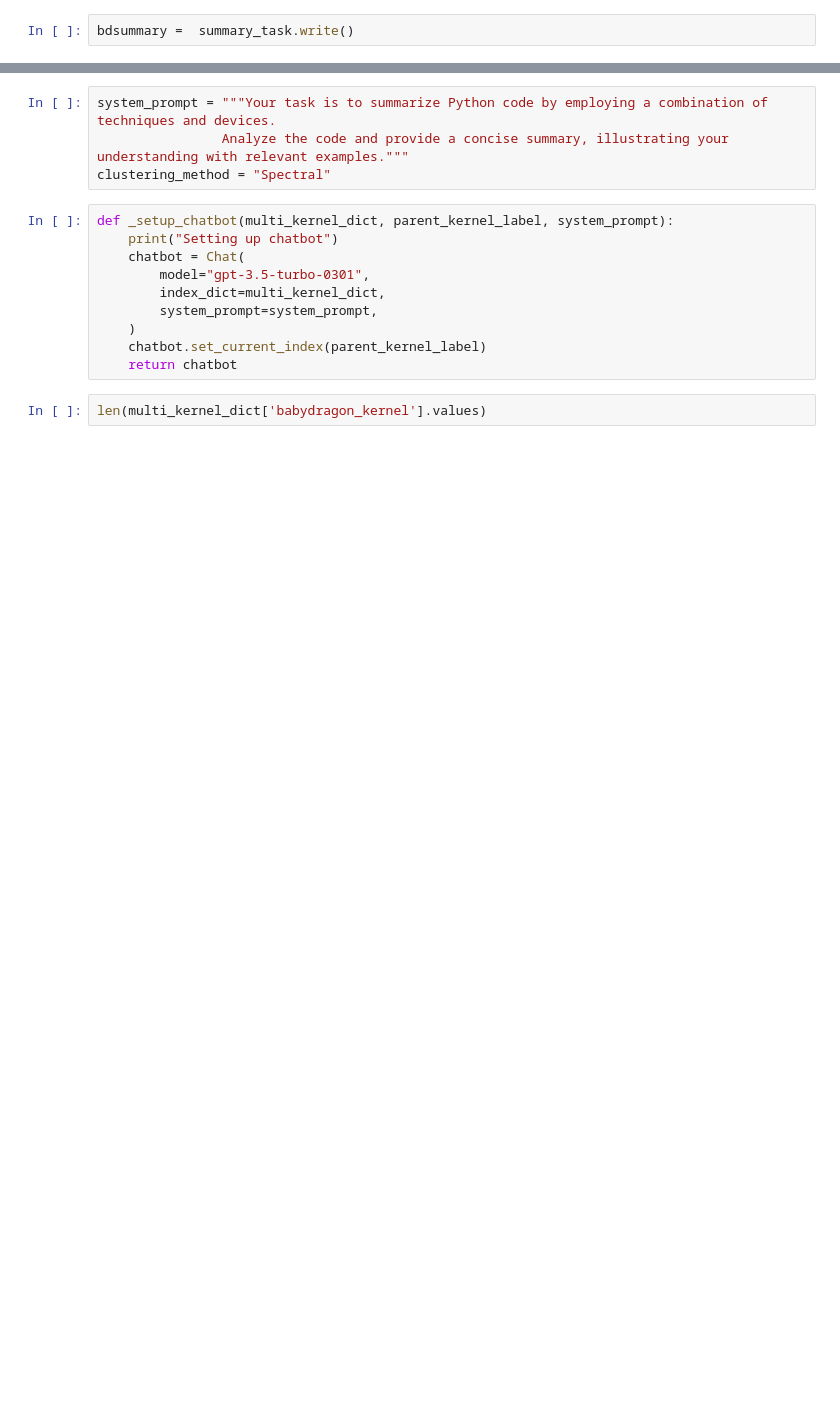
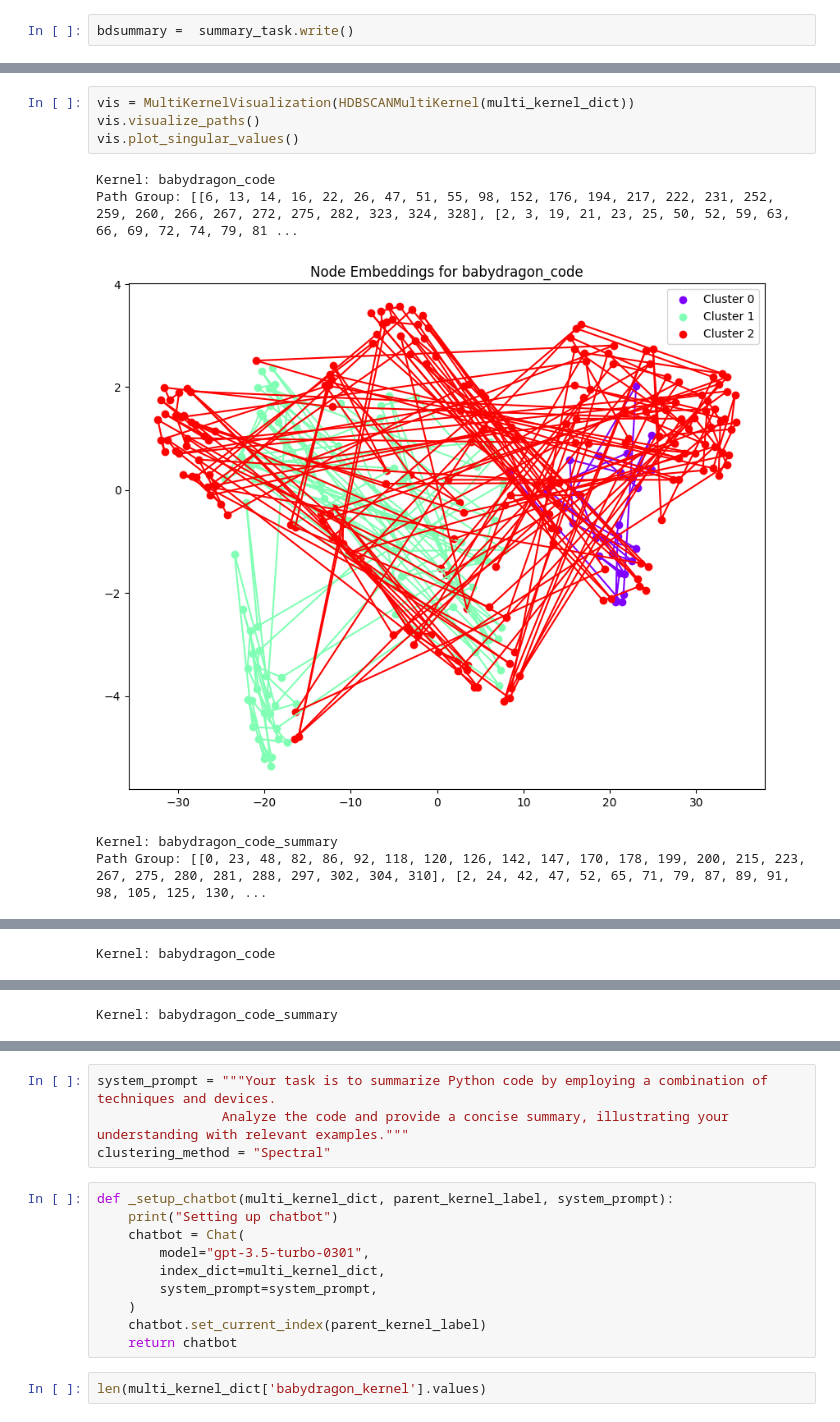
Before and after one commit to Neural-Dragon-AI/BabyDragon, a Jupyter notebook: notebooks/mk_example.ipynb, the cells around one changed output, grey strips where cells are left out. Drawn from its saved outputs; the diff is of its cells as text; blank space fills up the shorter version.

```diff
--- a/notebooks/mk_example.ipynb
+++ b/notebooks/mk_example.ipynb
@@ -59,0 +130,10 @@ multi_kernel_dict = {
+# %%
+vis = MultiKernelVisualization(HDBSCANMultiKernel(multi_kernel_dict))
+vis.visualize_paths()
+vis.plot_singular_values()
+# %% [output]
+Kernel: babydragon_code
+Path Group: [[6, 13, 14, 16, 22, 26, 47, 51, 55, 98, 152, 176, 194, 217, 222, 231, 252, 259, 260, 266, 267, 272, 275, 282, 323, 324, 328], [2, 3, 19, 21, 23, 25, 50, 52, 59, 63, 66, 69, 72, 74, 79, 81 ...
+[figure, added]
+Kernel: babydragon_code_summary
+Path Group: [[0, 23, 48, 82, 86, 92, 118, 120, 126, 142, 147, 170, 178, 199, 200, 215, 223, 267, 275, 280, 281, 288, 297, 302, 304, 310], [2, 24, 42, 47, 52, 65, 71, 79, 87, 89, 91, 98, 105, 125, 130, ...
@@ -59,0 +141 @@ multi_kernel_dict = {
+Kernel: babydragon_code
@@ -59,0 +143 @@ multi_kernel_dict = {
+Kernel: babydragon_code_summary
```
Also changed, not shown: parts of 22 cells of this notebook, 1 other file.
